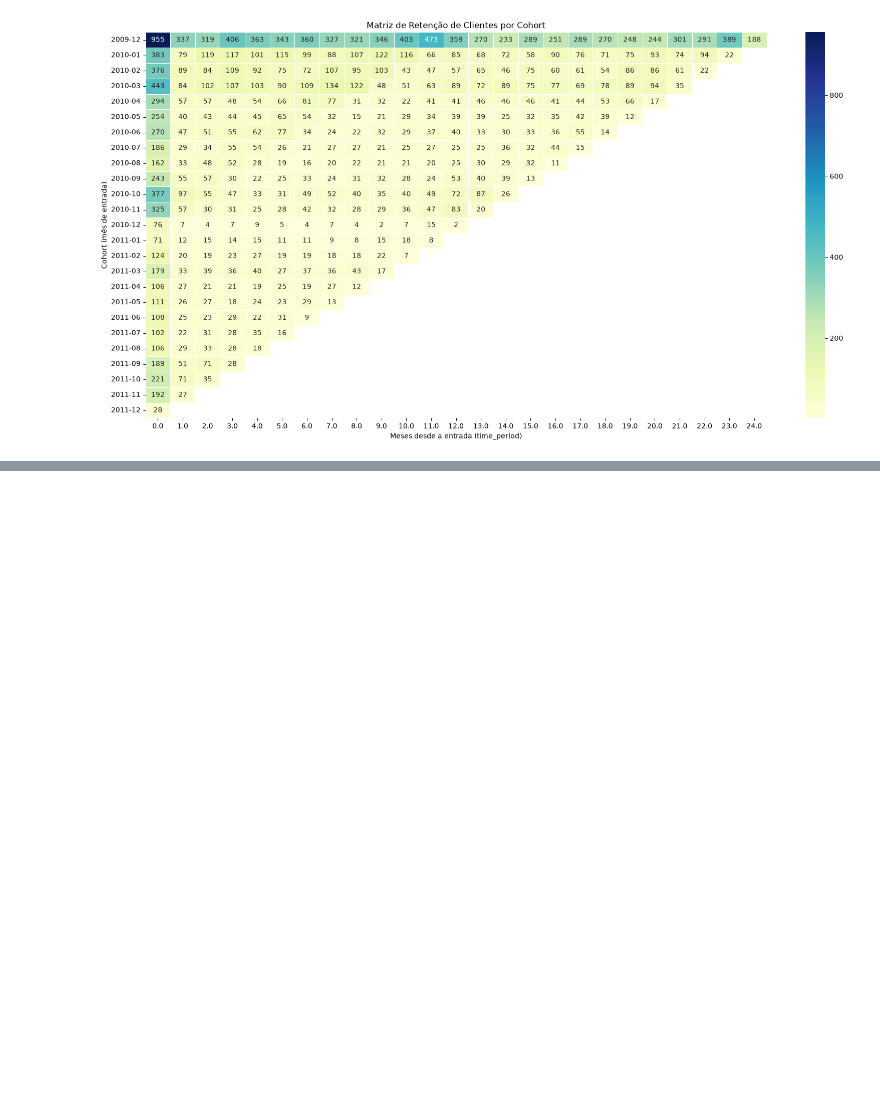
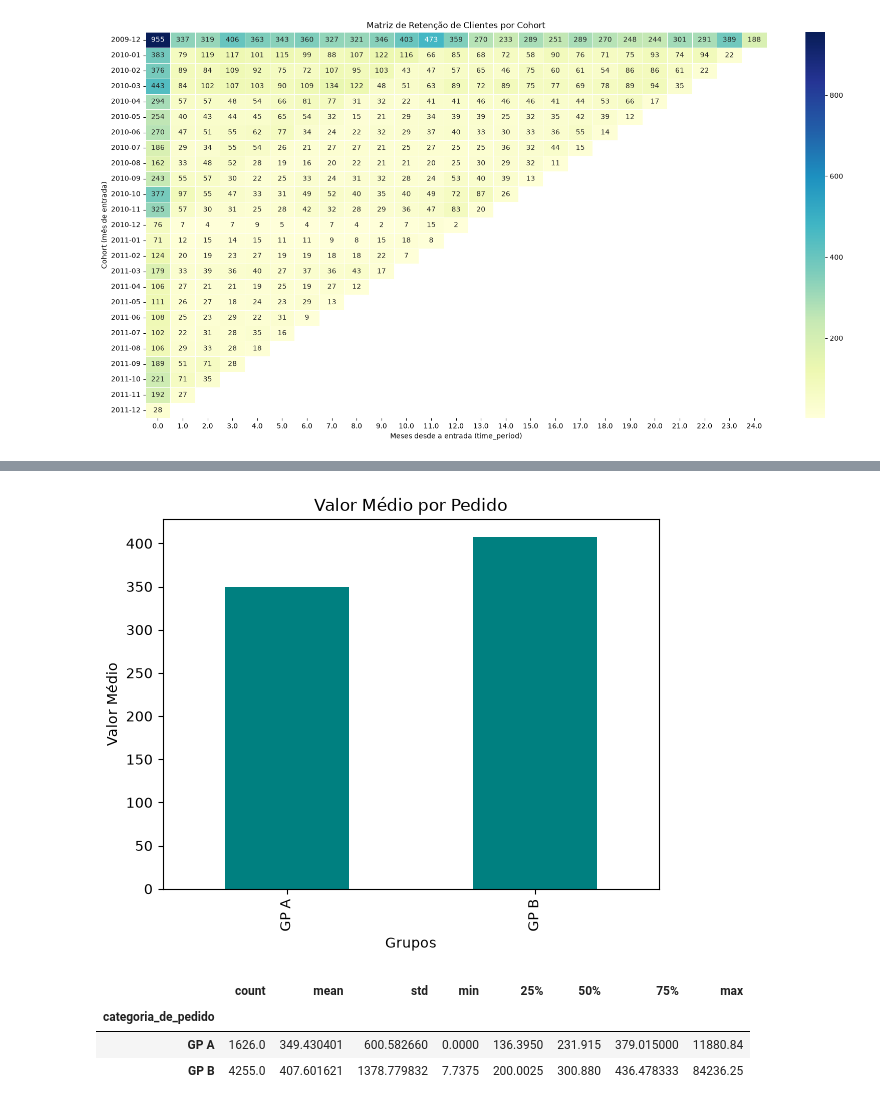
Before and after one commit to rodriguesgui/cohort_analysis, a Jupyter notebook: notebook/cohort_analysis.ipynb, the cells around one changed output, grey strips where cells are left out. Cells and saved outputs as stored; diff of their text form; code cells hidden in the pictures; blank space fills up the shorter version.

```diff
--- a/notebook/cohort_analysis.ipynb
+++ b/notebook/cohort_analysis.ipynb
@@ -236,0 +443,2 @@ plt.show()
+# %%
+df_pedidos['receita_media_por_pedido'] = df_pedidos['receita_total'] / df_pedidos['qtd_pedidos']
@@ -236,0 +461,18 @@ plt.show()
+# %%
+comparacao_media_pedidos = df_pedidos.groupby('categoria_de_pedido')['receita_media_por_pedido'].mean()
+# %%
+comparacao_media_pedidos.plot(x="categoria_de_pedido", y="receita_media_por_pedido", kind="bar", color="teal", legend=False)
+
+plt.title('Valor Médio por Pedido')
+plt.xlabel('Grupos')
+plt.ylabel('Valor Médio')
+plt.show()
+# %% [output]
+[figure, added]
+# %%
+df_pedidos.groupby('categoria_de_pedido')['receita_media_por_pedido'].describe()
+# %% [output]
+|  | count | mean | std | min | 25% | 50% | 75% | max |
+| categoria_de_pedido |  |  |  |  |  |  |  |  |
+| GP A | 1626.0 | 349.430401 | 600.582660 | 0.0000 | 136.3950 | 231.915 | 379.015000 | 11880.84 |
+| GP B | 4255.0 | 407.601621 | 1378.779832 | 7.7375 | 200.0025 | 300.880 | 436.478333 | 84236.25 |
```
Also changed, not shown: parts of 35 cells of this notebook.
